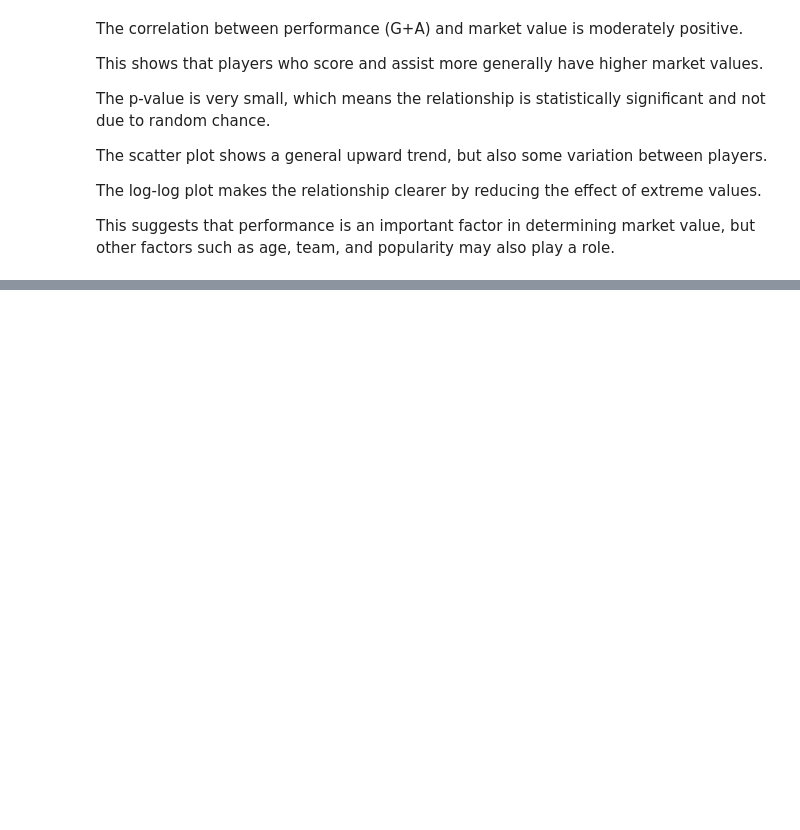
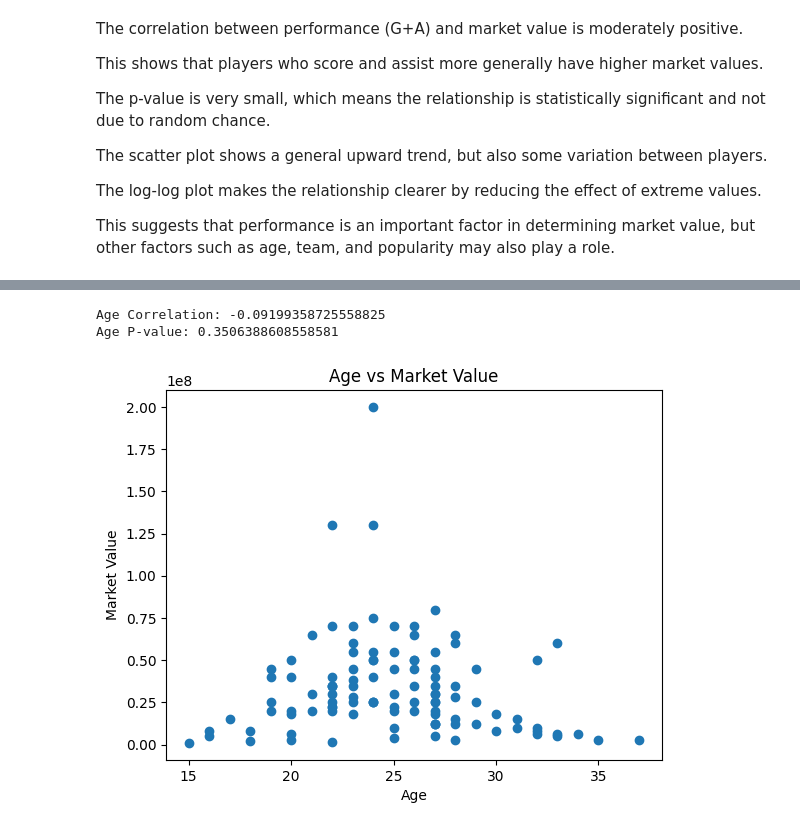
Before and after one commit to yigitulusoy-dsa/DSA210-PROJECT, a Jupyter notebook: notebooks/yiğit210dsayeni.ipynb, the cells around one changed output, grey strips where cells are left out. Drawn from its saved outputs; the diff is of its cells as text; code cells hidden in the pictures; blank space fills up the shorter version.

```diff
--- a/notebooks/yiğit210dsayeni.ipynb
+++ b/notebooks/yiğit210dsayeni.ipynb
@@ -98,0 +130,18 @@ This suggests that performance is an important factor in determining market valu
+# %%
+corr_age, p_age = pearsonr(df["Age"], df["Market Value Numeric"])
+
+print("Age Correlation:", corr_age)
+print("Age P-value:", p_age)
+# %% [output]
+Age Correlation: -0.09199358725558825
+Age P-value: 0.3506388608558581
+# %%
+plt.scatter(df["Age"], df["Market Value Numeric"])
+
+plt.xlabel("Age")
+plt.ylabel("Market Value")
+plt.title("Age vs Market Value")
+
+plt.show()
+# %% [output]
+[figure, added]
```
Also changed, not shown: parts of 3 cells of this notebook.
